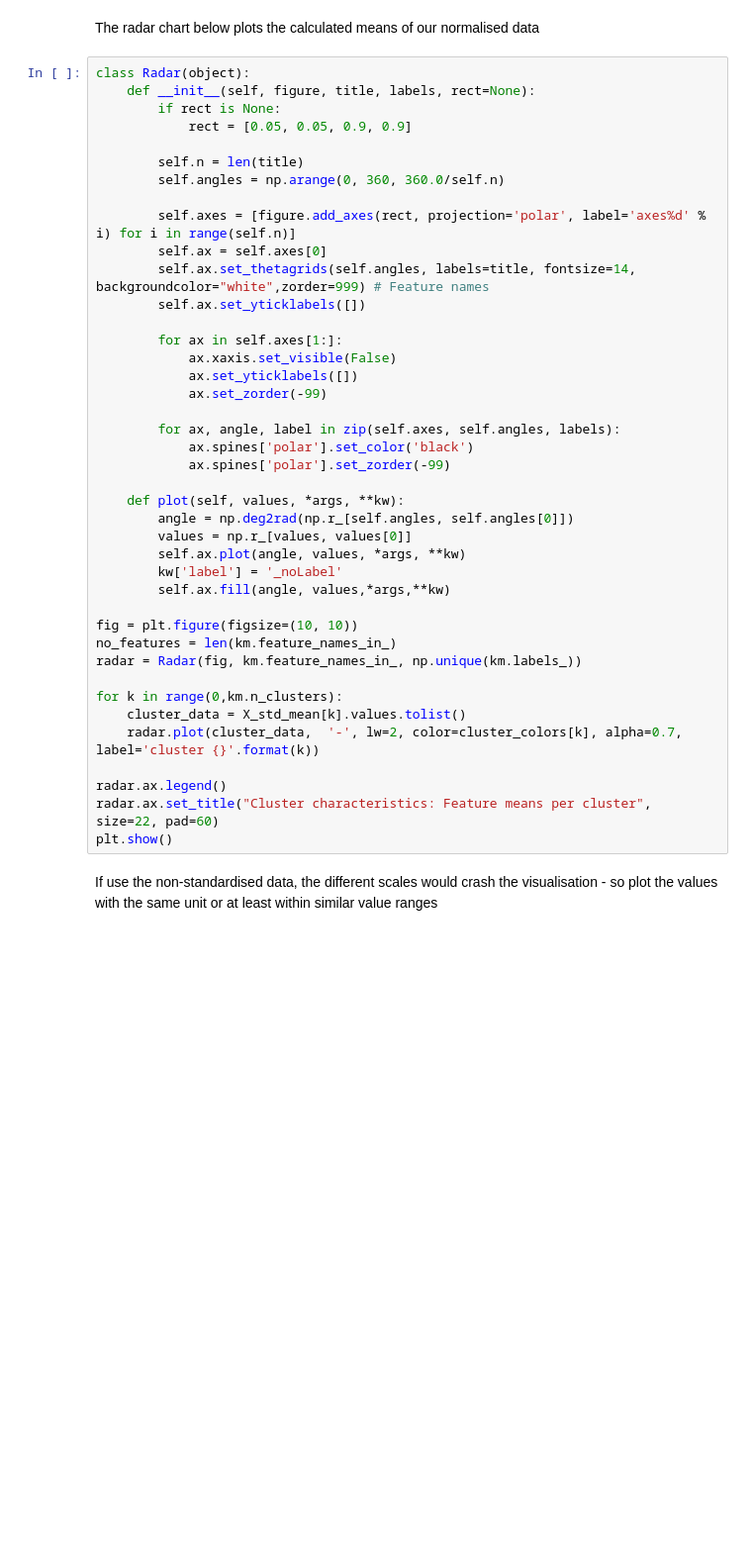
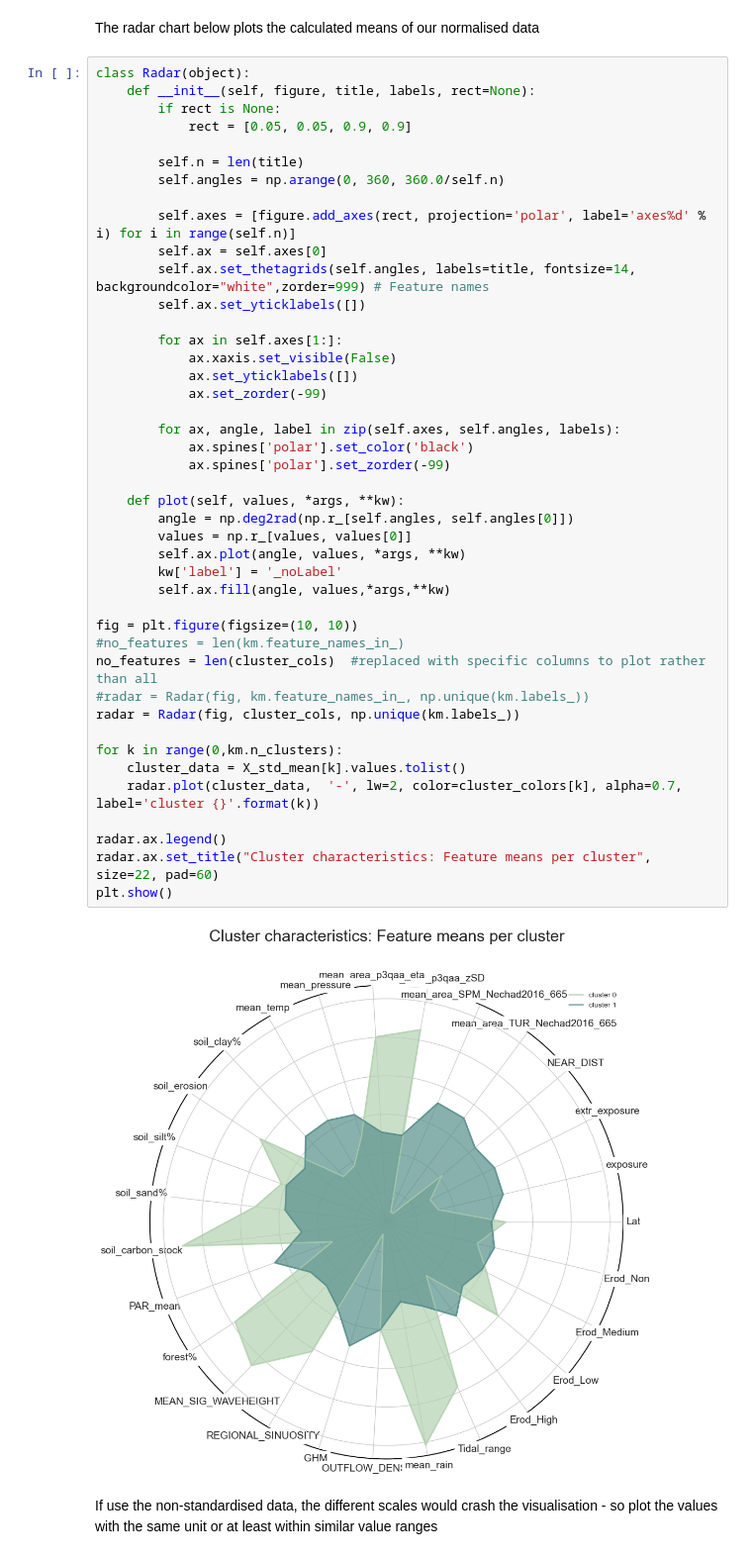
Before and after one commit to datasplod/seagrass_carbon, a Jupyter notebook: Clustering_analysis.ipynb, the cells around one changed output. Shown at 99% size. Drawn from its saved outputs; the diff is of its cells as text; blank space fills up the shorter version.

```diff
--- a/Clustering_analysis.ipynb
+++ b/Clustering_analysis.ipynb
@@ -665,35 +735,39 @@ class Radar(object):
         self.axes = [figure.add_axes(rect, projection='polar', label='axes%d' % i) for i in range(self.n)]
         self.ax = self.axes[0]
         self.ax.set_thetagrids(self.angles, labels=title, fontsize=14, backgroundcolor="white",zorder=999) # Feature names
         self.ax.set_yticklabels([])
 
         for ax in self.axes[1:]:
             ax.xaxis.set_visible(False)
             ax.set_yticklabels([])
             ax.set_zorder(-99)
 
         for ax, angle, label in zip(self.axes, self.angles, labels):
             ax.spines['polar'].set_color('black')
             ax.spines['polar'].set_zorder(-99)
 
     def plot(self, values, *args, **kw):
         angle = np.deg2rad(np.r_[self.angles, self.angles[0]])
         values = np.r_[values, values[0]]
         self.ax.plot(angle, values, *args, **kw)
         kw['label'] = '_noLabel'
         self.ax.fill(angle, values,*args,**kw)
 
 fig = plt.figure(figsize=(10, 10))
-no_features = len(km.feature_names_in_)
-radar = Radar(fig, km.feature_names_in_, np.unique(km.labels_))
+#no_features = len(km.feature_names_in_)
+no_features = len(cluster_cols)  #replaced with specific columns to plot rather than all
+#radar = Radar(fig, km.feature_names_in_, np.unique(km.labels_))
+radar = Radar(fig, cluster_cols, np.unique(km.labels_))
 
 for k in range(0,km.n_clusters):
     cluster_data = X_std_mean[k].values.tolist()
     radar.plot(cluster_data,  '-', lw=2, color=cluster_colors[k], alpha=0.7, label='cluster {}'.format(k))
 
 radar.ax.legend()
 radar.ax.set_title("Cluster characteristics: Feature means per cluster", size=22, pad=60)
 plt.show()
+# %% [output]
+[figure, added]
 # %% [markdown]
 If use the non-standardised data, the different scales would crash the visualisation - so plot the values with the same unit or at least within similar value ranges
 # %% [markdown]
```
Also changed, not shown: parts of 31 cells of this notebook.
